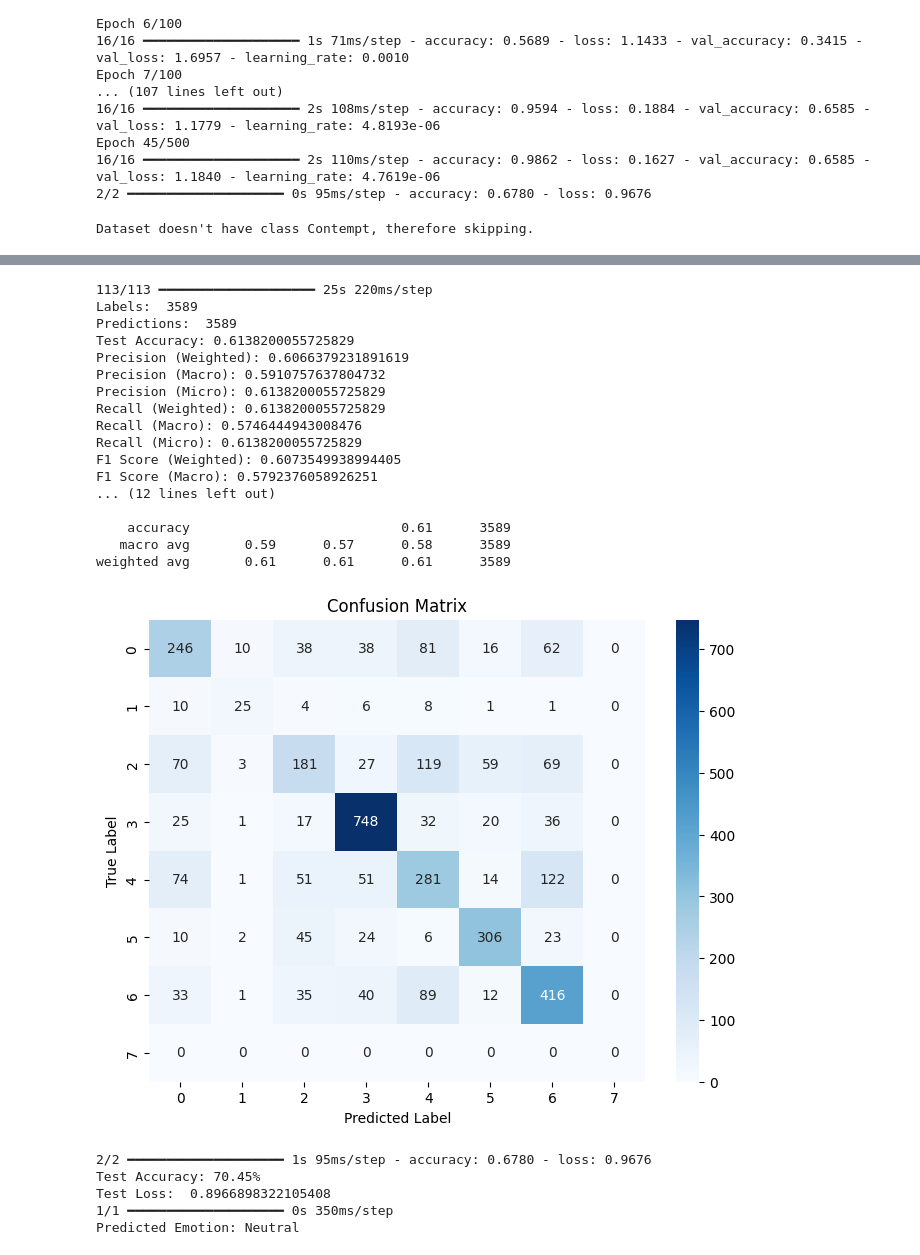
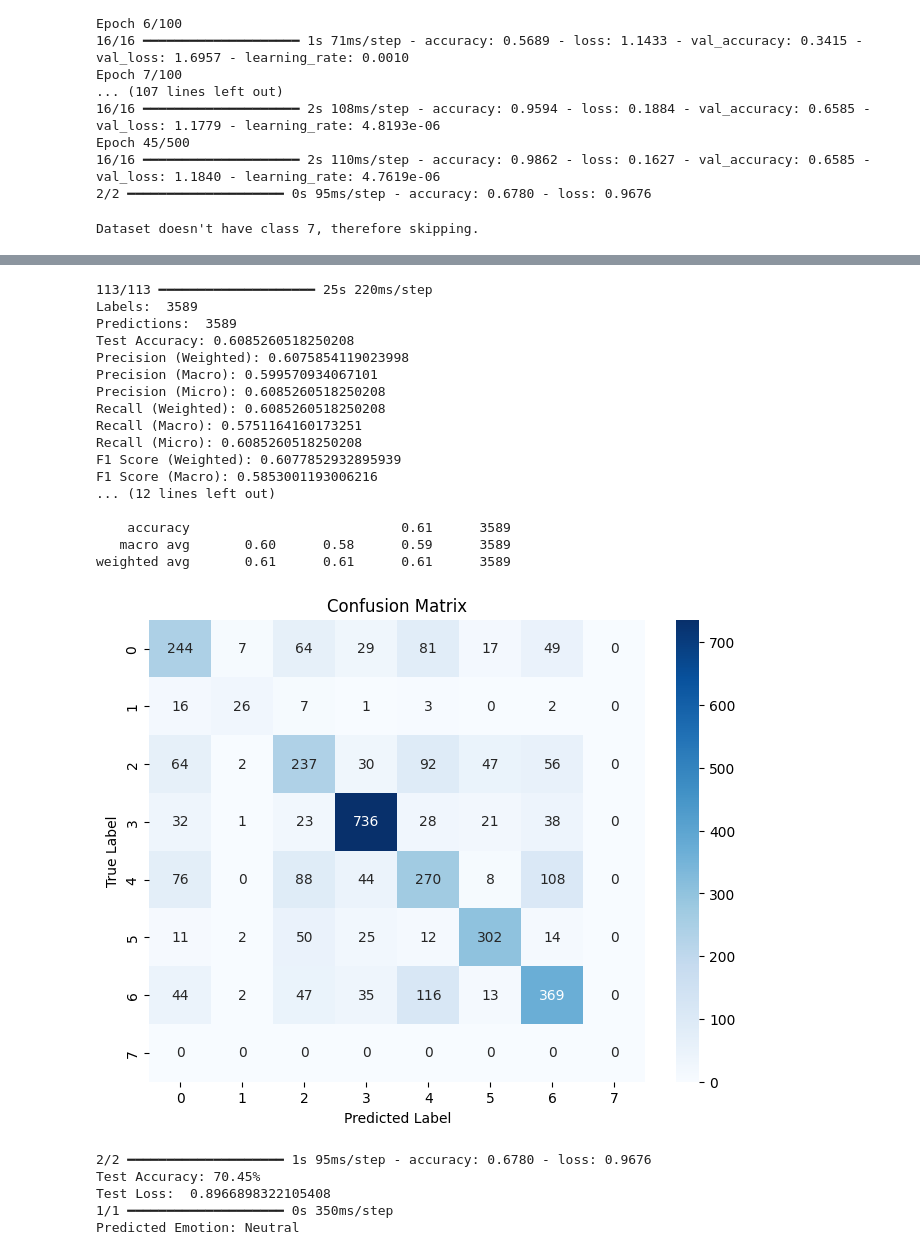
Before and after one commit to Jer0me123/Deep-Learning-For-Computer-Vision, a Jupyter notebook: Models/PAtt-Lite/PAtt-Lite.ipynb, the cells around one changed output, grey strips where cells are left out. Saved outputs shown, nothing was run; the diff lists cells and outputs as text; code cells hidden in the pictures.

```diff
--- a/Models/PAtt-Lite/PAtt-Lite.ipynb
+++ b/Models/PAtt-Lite/PAtt-Lite.ipynb
@@ -467,12 +467,12 @@ def TestPAttLite(data_directory, model_path, dataset=['test']):
         X, y = load_data(data_directory, splits=[directory])
         X_dir, y_dir = X[directory], y[directory]
 
-        X_dir = np.array([cv2.resize(img, (120, 120)) for img in X_dir])
+        # X_dir = np.array([cv2.resize(img, (120, 120)) for img in X_dir])
 
-        # # Convert images to grayscale and resize them
-        # X_dir = np.array([cv2.cvtColor(cv2.resize(img, (120, 120)), cv2.COLOR_RGB2GRAY) for img in X_dir])
-        # # Convert grayscale to pseudo-RGB by repeating the grayscale values across 3 channels
-        # X_dir = np.repeat(np.expand_dims(X_dir, axis=-1), 3, axis=-1)
+        # Convert images to grayscale and resize them
+        X_dir = np.array([cv2.cvtColor(cv2.resize(img, (120, 120)), cv2.COLOR_RGB2GRAY) for img in X_dir])
+        # Convert grayscale to pseudo-RGB by repeating the grayscale values across 3 channels
+        X_dir = np.repeat(np.expand_dims(X_dir, axis=-1), 3, axis=-1)
 
         images.append(X_dir)
         labels.append(y_dir)
@@ -532,10 +532,10 @@ def TestPAttLite(data_directory, model_path, dataset=['test']):
     plt.ylabel("True Label")
     plt.show()
 # %%
-data_directory = '../../Datasets/FER_Structured'
+data_directory = '../../Datasets/FER_Structured_Aligned'
 # model_path = 'JAFFEmodel.keras'
-model_path = 'FER_Structured_model_finetune_checkpoint.keras'
+model_path = 'FER_Structured_Aligned_ABC.keras'#'FER_Structured_model_finetune_checkpoint.keras'
 
 TestPAttLite(data_directory, model_path, dataset=['test'])
 # %% [output]
-Dataset doesn't have class Contempt, therefore skipping.
+Dataset doesn't have class 7, therefore skipping.
@@ -543,21 +543,21 @@ Dataset doesn't have class Contempt, therefore skipping.
 113/113 ━━━━━━━━━━━━━━━━━━━━ 25s 220ms/step
 Labels:  3589
 Predictions:  3589
-Test Accuracy: 0.6138200055725829
-Precision (Weighted): 0.6066379231891619
-Precision (Macro): 0.5910757637804732
-Precision (Micro): 0.6138200055725829
-Recall (Weighted): 0.6138200055725829
-Recall (Macro): 0.5746444943008476
-Recall (Micro): 0.6138200055725829
-F1 Score (Weighted): 0.6073549938994405
-F1 Score (Macro): 0.5792376058926251
+Test Accuracy: 0.6085260518250208
+Precision (Weighted): 0.6075854119023998
+Precision (Macro): 0.599570934067101
+Precision (Micro): 0.6085260518250208
+Recall (Weighted): 0.6085260518250208
+Recall (Macro): 0.5751164160173251
+Recall (Micro): 0.6085260518250208
+F1 Score (Weighted): 0.6077852932895939
+F1 Score (Macro): 0.5853001193006216
 ... (12 lines left out)
 
     accuracy                           0.61      3589
-   macro avg       0.59      0.57      0.58      3589
+   macro avg       0.60      0.58      0.59      3589
 weighted avg       0.61      0.61      0.61      3589
-[figure, old version]
+[figure, new version]
 # %%
 # from tensorflow.keras.models import load_model
 
```
Also changed, not shown: parts of 3 cells of this notebook, 2 other files.
